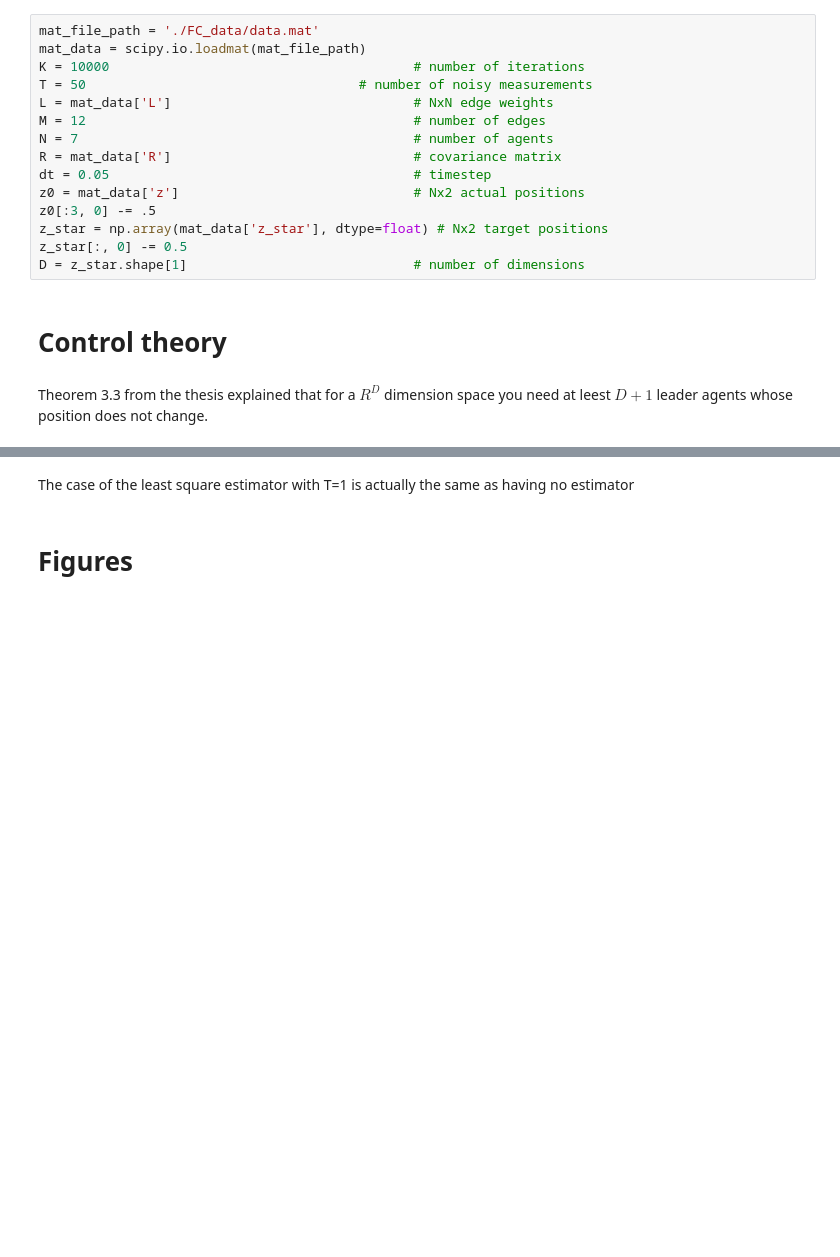
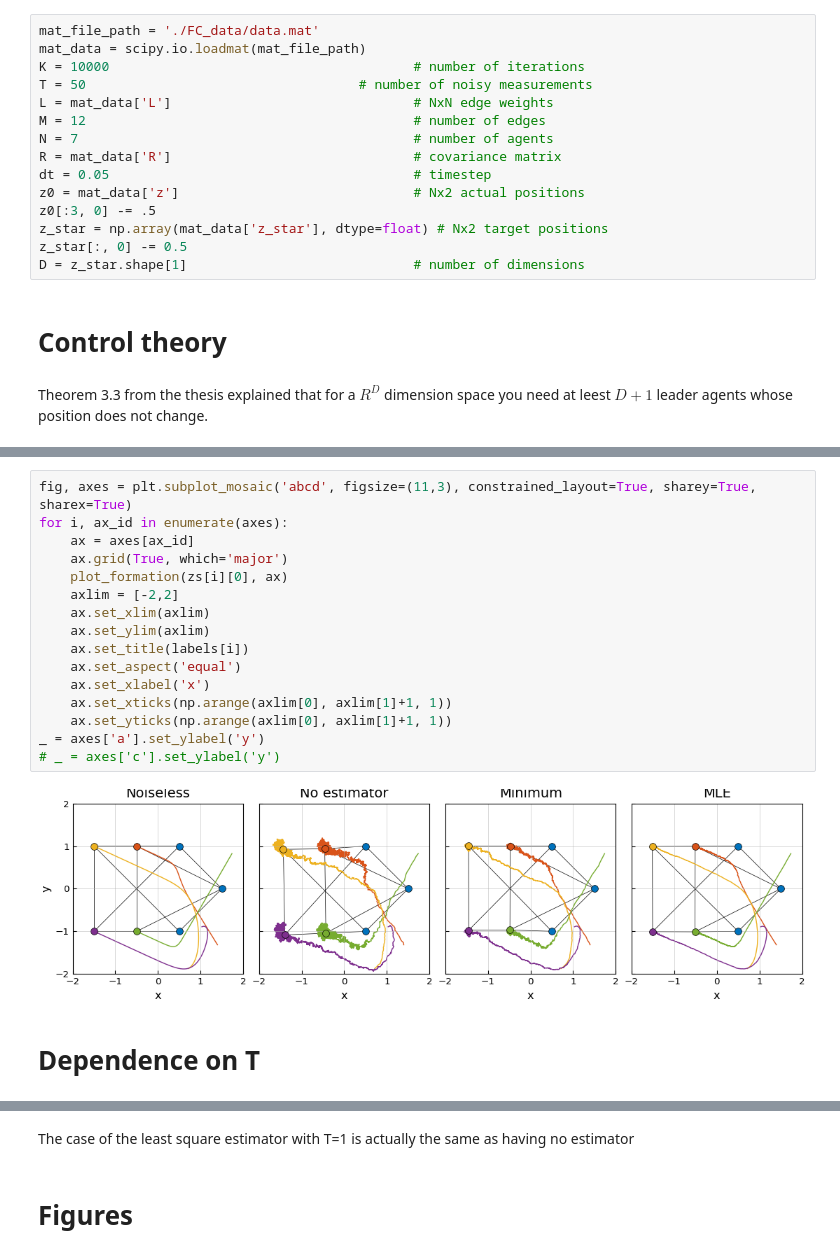
Before and after one commit to wilbertras/drone_swarms, a Jupyter notebook: main.ipynb, the cells around one changed output, grey strips where cells are left out. Cells and saved outputs as stored; diff of their text form; blank space fills up the shorter version.

```diff
--- a/main.ipynb
+++ b/main.ipynb
@@ -89 +222,21 @@ for p in range(P):
+# %%
+fig, axes = plt.subplot_mosaic('abcd', figsize=(11,3), constrained_layout=True, sharey=True, sharex=True)
+for i, ax_id in enumerate(axes):
+    ax = axes[ax_id]
+    ax.grid(True, which='major')
+    plot_formation(zs[i][0], ax)
+    axlim = [-2,2]
+    ax.set_xlim(axlim)
+    ax.set_ylim(axlim)
+    ax.set_title(labels[i])
+    ax.set_aspect('equal')
+    ax.set_xlabel('x')
+    ax.set_xticks(np.arange(axlim[0], axlim[1]+1, 1))
+    ax.set_yticks(np.arange(axlim[0], axlim[1]+1, 1))
+_ = axes['a'].set_ylabel('y')
+# _ = axes['c'].set_ylabel('y')
+# %% [output]
+[figure, added]
+# %% [markdown]
+#  Dependence on T
 # %%
```
Also changed, not shown: parts of 28 cells of this notebook, 14 other files.
